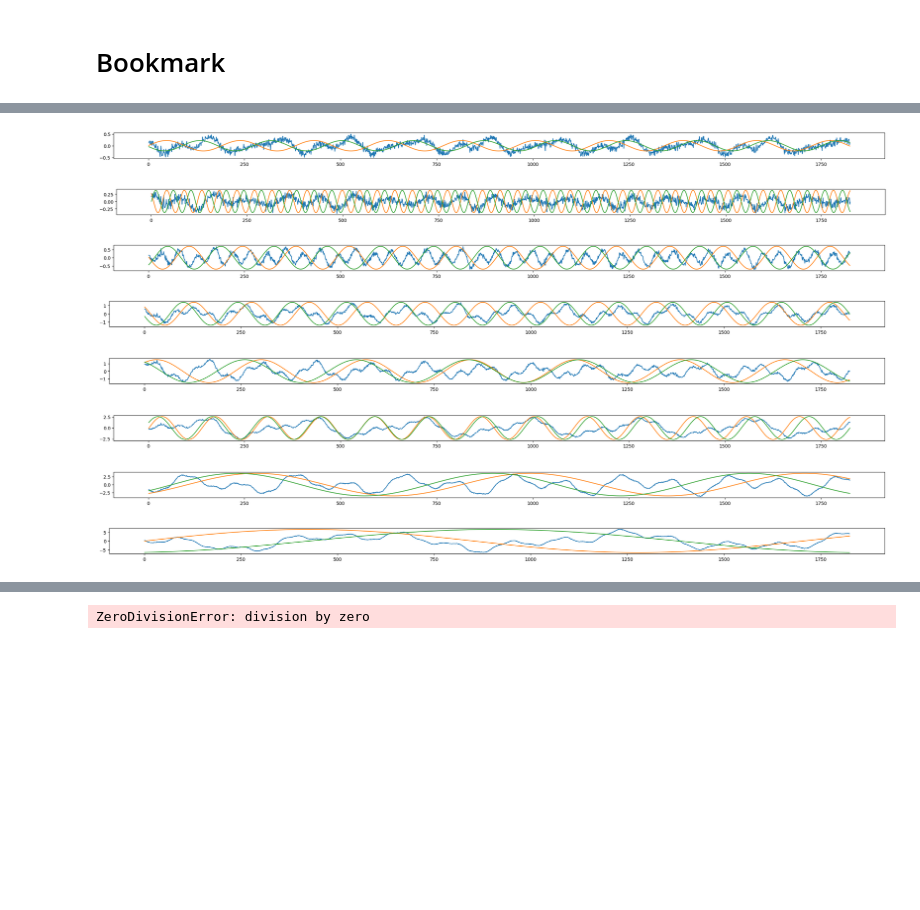
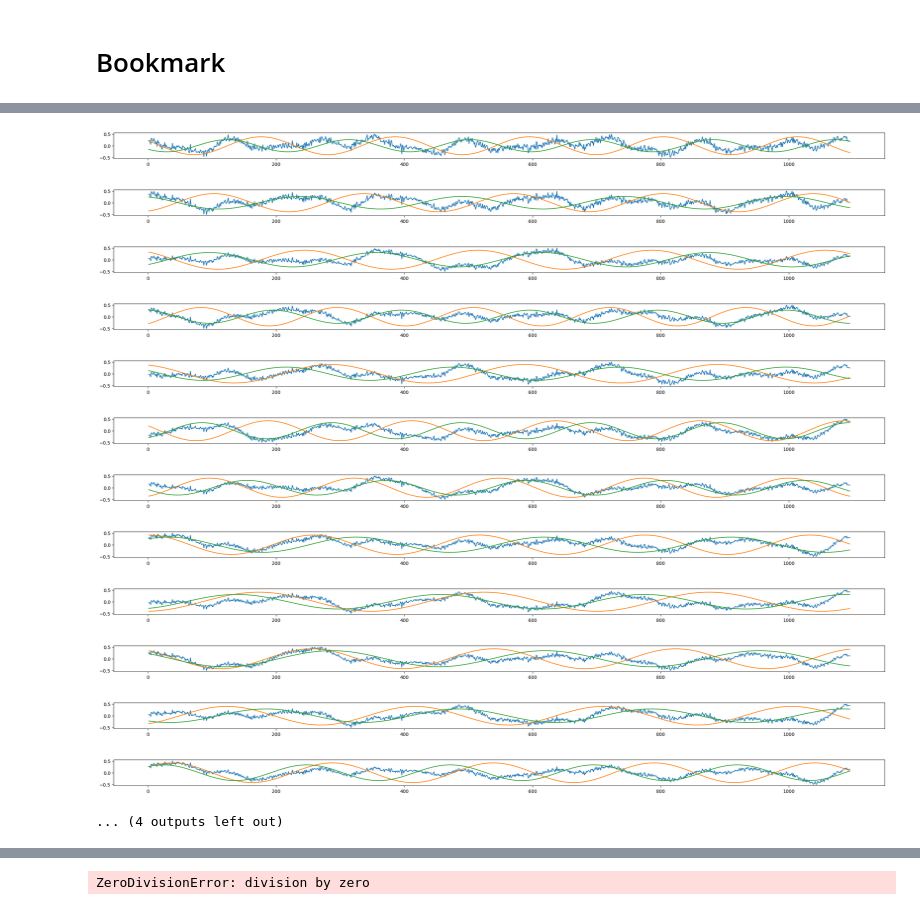
Before and after one commit to Ansebi/SIN-activated_Neural_Network_for_Time_Series_Forecasting, a Jupyter notebook: pytorch/scratch.ipynb, the cells around one changed output, grey strips where cells are left out. Cells and saved outputs as stored; diff of their text form; code cells hidden in the pictures; blank space fills up the shorter version.

```diff
--- a/pytorch/scratch.ipynb
+++ b/pytorch/scratch.ipynb
@@ -325,5 +299,5 @@ y_hornorm_rolling = rolling_mean_centered_unbiased(y_hornorm, 61)
 # %%
-sinwave_params = get_init_sin_params(x_tensor, y_hornorm_rolling)
+sinwave_params = get_init_sin_params(x_tensor, y_hornorm, rolling_window=61)
 sinenn = SineNN(sinwave_params).to(device)
 sin_wave_hornorm = sinenn(x_tensor)
 sin_wave_horizontal = denormalize_torch(sin_wave_hornorm + 0.5, hmin, hmax)
@@ -344,10 +318,13 @@ plt.show()
 # %%
-def compute_density_loss(sin_wave, params):
-    auto_frequency_sensitivity = params['auto_frequency_sensitivity']
-    middle_density_target = params['middle_density']
-    bool_vec = sin_wave.abs() <=  auto_frequency_sensitivity
-    middle_density_hat = bool_vec.sum()
-    density_loss = torch.sigmoid((middle_density_hat - middle_density_target) / middle_density_target) ** 2
+def compute_density_loss(sin_wave, sinwave_params):
+    '''
+    It is assumed that the wave is horizontal -0.5 to 0.5 normalized
+    '''
+    middle_density_target = sinwave_params['middle_density']
+    n = sin_wave.numel()
+    intersections = find_intersections(sin_wave, 0)
+    middle_density_hat = torch.tensor(intersections.shape[0]) / n
+    density_loss = (middle_density_hat - middle_density_target) ** 2
     return density_loss
 
 
@@ -385,7 +362,7 @@ def train_sinenn(
             history.append(loss)
 
     freeze_parameters(sinenn, whitelist=['amplitude'])
-    optimizer = torch.optim.Adam(sinenn.parameters(), lr=learning_rate/1000)
+    optimizer = torch.optim.Adam(sinenn.parameters(), lr=learning_rate)
     for step in range(steps_amplitude):
         optimizer.zero_grad()
         y_hat = sinenn(x)
@@ -395,66 +372,59 @@ def train_sinenn(
         history.append(loss)
     return history
 # %%
-num_waves = 8
+num_waves = 16
+rolling_window = 61
 x_tensor = torch.tensor(x, device=device)
 y_tensor = torch.tensor(y, device=device)
 
 linlsqr = LinearLSQR(x_tensor, y_tensor, device)
 slope, intercept = linlsqr.slope, linlsqr.intercept
 line = linlsqr(x_tensor)
 y_horizontal = y_tensor - line
 min_, max_ = y_horizontal.min(), y_horizontal.max()
 y_hornorm = normalize_torch(y_horizontal, min_, max_) - 0.5
-y_hornorm_rolling = rolling_mean_centered_unbiased(y_hornorm, 61)
 
 params = {
     'intercept': intercept,
     'slope': slope,
     'waves': []
 }
 
 
 for wave_number in range(num_waves):
-    sinwave_params = get_init_sin_params(x_tensor, y_hornorm_rolling, auto_frequency_sensitivity=0.01)
+    sinwave_params = get_init_sin_params(x_tensor, y_hornorm, rolling_window=rolling_window)
     sinenn = SineNN(sinwave_params).to(device)
 
     sin_wave_hornorm = sinenn(x_tensor)
     plt.figure(figsize=(30, 1))
     plt.plot(x, y_hornorm.cpu())
-    plt.plot(x, sin_wave_hornorm.detach().cpu().numpy())
+    plt.plot(x, sin_wave_hornorm.detach().cpu())
 
     history = train_sinenn(sinenn, x_tensor, y_hornorm, sinwave_params, learning_rate=0.1)
     with torch.no_grad():
         sin_wave_hornorm = sinenn(x_tensor)
-    params['waves'].append({'min': min_, 'max': max_, 'amplitude': sinenn.amplitude, 'frequency_bound': sinenn.frequency_bound, 'phase': sinenn.phase})
+    params['waves'].append({'min': min_, 'max': max_, 'amplitude_bound': sinenn.amplitude_bound, 'frequency_bound': sinenn.frequency_bound, 'phase': sinenn.phase})
 
-    residual = y_hornorm - sin_wave_hornorm
-    # min_, max_ = residual.min(), residual.max()
-    # residual_normalized = normalize_torch(residual, min_, max_) - 0.5
-    # residual_normalized_rolling = rolling_mean_centered_unbiased(residual_normalized, 61)
-    y_hornorm = residual
-    y_hornorm_rolling = residual
+    y_hornorm -= sin_wave_hornorm
+    min_, max_ = y_hornorm.min(), y_hornorm.max()
+    y_hornorm = normalize_torch(y_hornorm, min_, max_) - 0.5
 
-    plt.plot(x, sin_wave_hornorm.detach().cpu().numpy())
+    plt.plot(x, sin_wave_hornorm.detach().cpu())
     plt.show()
-    # plt.plot([i.item() for i in history])
-    # plt.show()
-
-# sin_wave_horizontal = denormalize_torch(sin_wave_hornorm + 0.5, min_, max_)
-# y_pred = sin_wave_horizontal + line
-# plt.figure(figsize=(20, 3))
-# plt.plot(x, y)
-# plt.plot(x, y_pred.detach().cpu().numpy())
-# plt.show()
 # %% [output]
-[figure, old version]
+[figure, new version]
-[figure, old version]
+[figure, new version]
-[figure, old version]
+[figure, new version]
-[figure, old version]
+[figure, new version]
-[figure, old version]
+[figure, new version]
-[figure, old version]
+[figure, new version]
-[figure, old version]
+[figure, new version]
-[figure, old version]
+[figure, new version]
+[figure, added]
+[figure, added]
+[figure, added]
+[figure, added]
+... (4 outputs left out)
 # %%
 params['waves']
 # %% [output]
```
Also changed, not shown: parts of 10 cells of this notebook.
